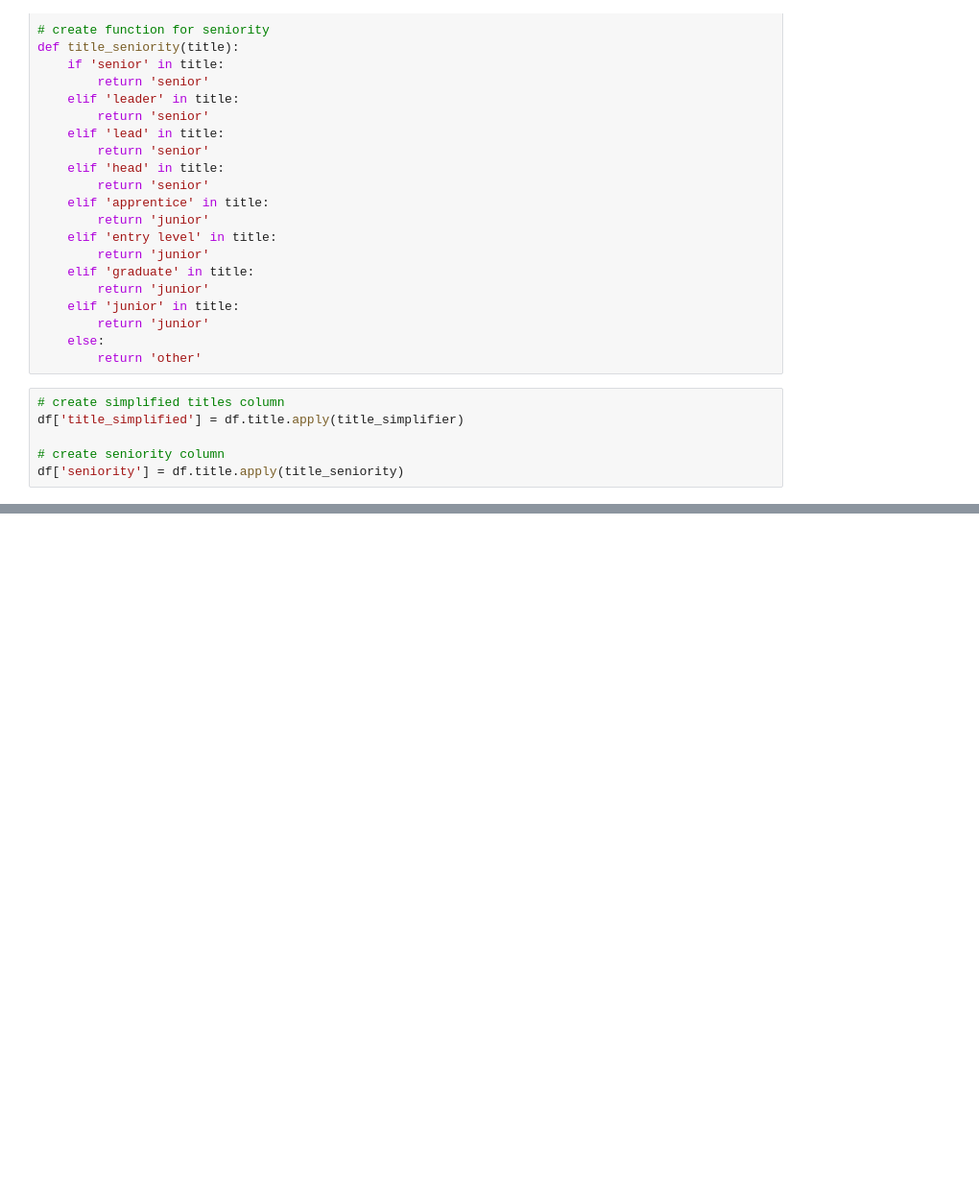
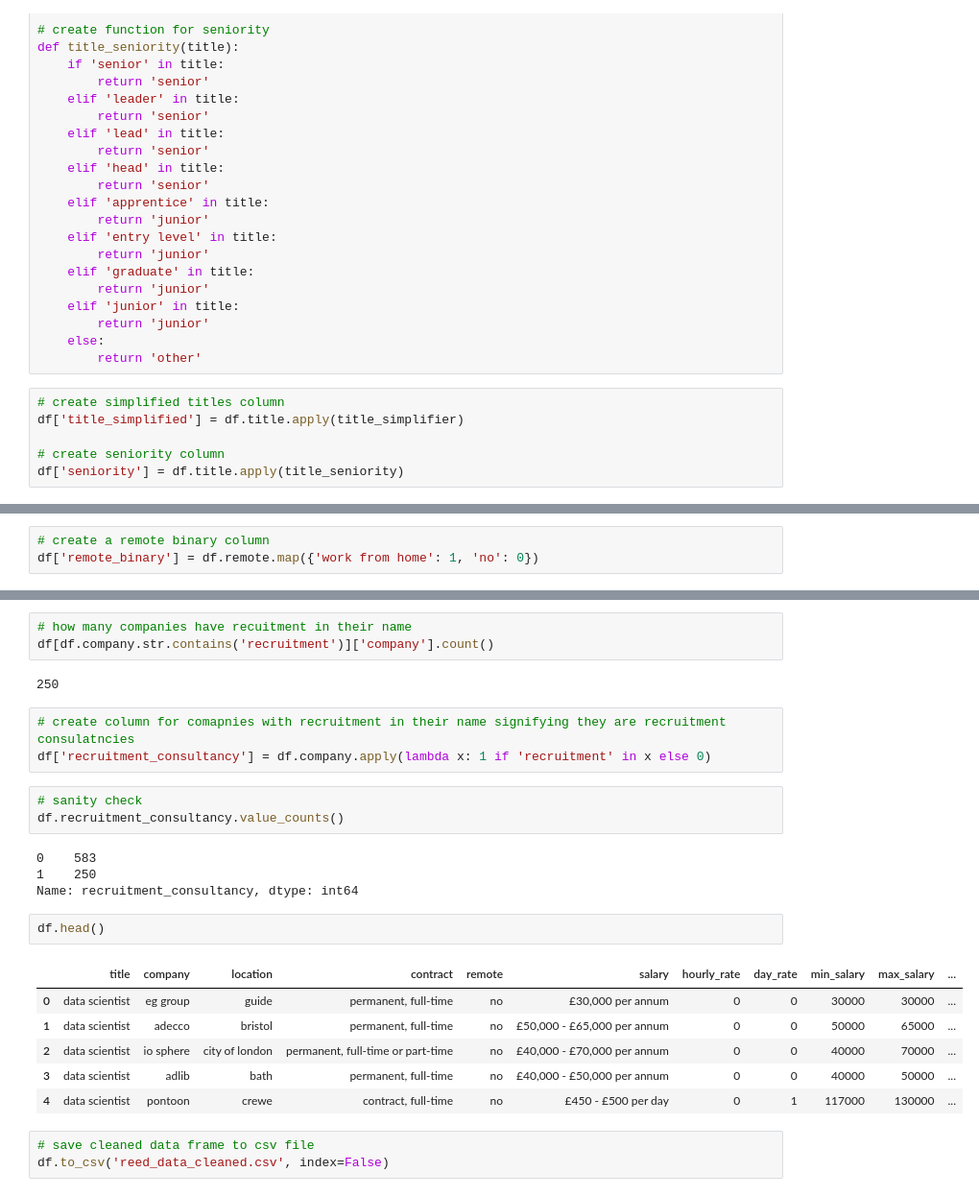
Before and after one commit to mms-mirza/Project_Capstone, a Jupyter notebook: capstone_datacleaning.ipynb, the cells around one changed output, grey strips where cells are left out. Shown at 96% size. Saved outputs shown, nothing was run; the diff lists cells and outputs as text; blank space fills up the shorter version.

```diff
--- a/capstone_datacleaning.ipynb
+++ b/capstone_datacleaning.ipynb
@@ -396,0 +450,3 @@ Name: seniority, dtype: int64
+# %%
+# create a remote binary column
+df['remote_binary'] = df.remote.map({'work from home': 1, 'no': 0})
@@ -396,0 +483,27 @@ Name: seniority, dtype: int64
+# %%
+# how many companies have recuitment in their name
+df[df.company.str.contains('recruitment')]['company'].count()
+# %% [output]
+250
+# %%
+# create column for comapnies with recruitment in their name signifying they are recruitment consulatncies
+df['recruitment_consultancy'] = df.company.apply(lambda x: 1 if 'recruitment' in x else 0)
+# %%
+# sanity check
+df.recruitment_consultancy.value_counts()
+# %% [output]
+0    583
+1    250
+Name: recruitment_consultancy, dtype: int64
+# %%
+df.head()
+# %% [output]
+|  | title | company | location | contract | remote | salary | hourly_rate | day_rate | min_salary | max_salary | ... |
+| 0 | data scientist | eg group | guide | permanent, full-time | no | £30,000 per annum | 0 | 0 | 30000 | 30000 | ... |
+| 1 | data scientist | adecco | bristol | permanent, full-time | no | £50,000 - £65,000 per annum | 0 | 0 | 50000 | 65000 | ... |
+| 2 | data scientist | io sphere | city of london | permanent, full-time or part-time | no | £40,000 - £70,000 per annum | 0 | 0 | 40000 | 70000 | ... |
+| 3 | data scientist | adlib | bath | permanent, full-time | no | £40,000 - £50,000 per annum | 0 | 0 | 40000 | 50000 | ... |
+| 4 | data scientist | pontoon | crewe | contract, full-time | no | £450 - £500 per day | 0 | 1 | 117000 | 130000 | ... |
+# %%
+# save cleaned data frame to csv file
+df.to_csv('reed_data_cleaned.csv', index=False)
```
Also changed, not shown: parts of 32 cells of this notebook, 2 other files.
